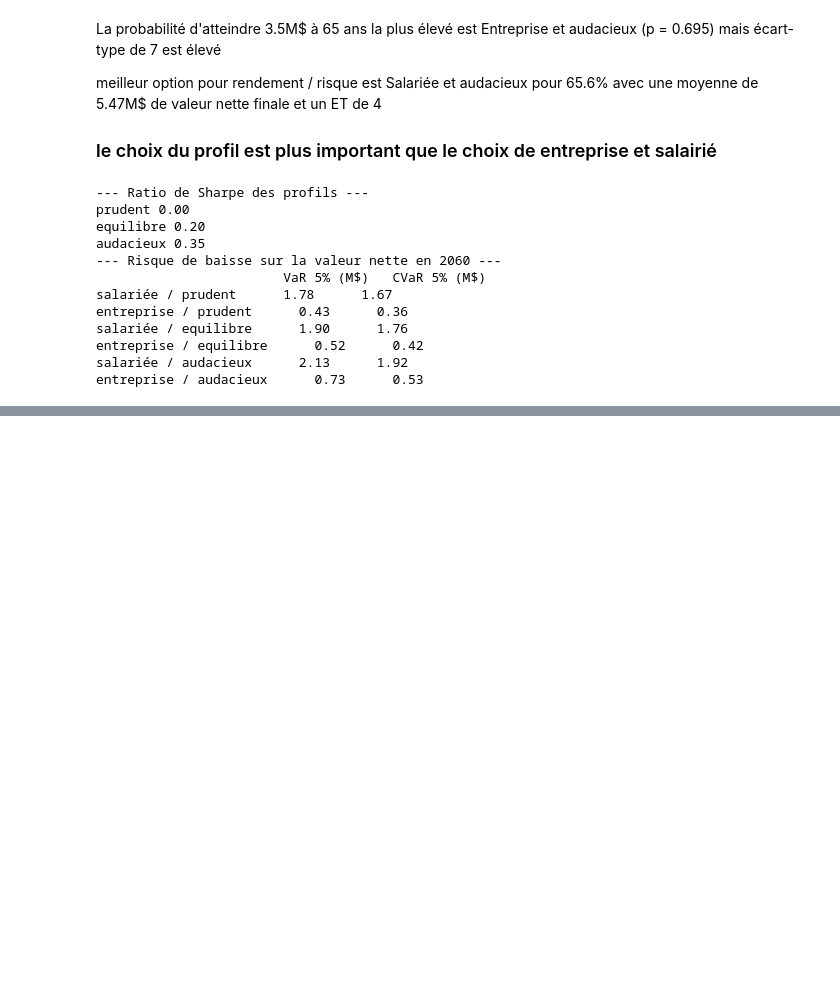
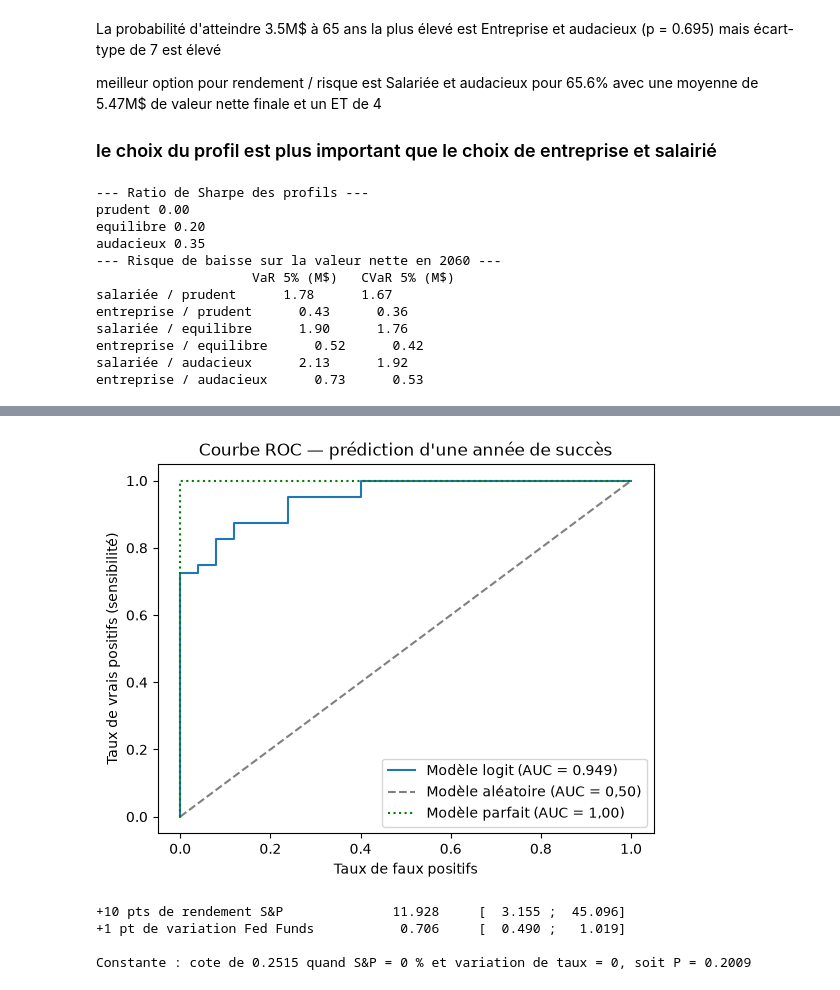
Before and after one commit to LoicBol/GSF-2107-tude-de-Cas, a Jupyter notebook: Simulation_retraite.ipynb, the cells around one changed output, grey strips where cells are left out. Drawn from its saved outputs; the diff is of its cells as text; code cells hidden in the pictures; blank space fills up the shorter version.

Commit message:
Ajout sur la confirmation du model Logit

```diff
--- a/Simulation_retraite.ipynb
+++ b/Simulation_retraite.ipynb
@@ -657,3 +661,26 @@ salariée / equilibre      1.90      1.76
 entreprise / equilibre      0.52      0.42
 salariée / audacieux      2.13      1.92
 entreprise / audacieux      0.73      0.53
+# %%
+# Validité de la régression logistique
+
+from sklearn.metrics import roc_curve, roc_auc_score
+
+y_logit = success["Success"]
+proba_estimee = modele_logit.predict()
+prediction = (proba_estimee > 0.5).astype(int)
+
+# Matrice de confusion
+vp = ((prediction == 1) & (y_logit == 1)).sum()
+vn = ((prediction == 0) & (y_logit == 0)).sum()
+fp = ((prediction == 1) & (y_logit == 0)).sum()
+fn = ((prediction == 0) & (y_logit == 1)).sum()
+
+print("                   Prédit 0   Prédit 1")
+print(f"Observé 0 (échec) {vn:>10}{fp:>11}")
+print(f"Observé 1 (succès){fn:>10}{vp:>11}")
+
+print("\nExactitude  :", round((vp + vn) / len(y_logit), 4))
+print("Sensibilité :", round(vp / (vp + fn), 4))
+print("Spécificité :", round(vn / (vn + fp), 4))
+print("AUC:", round(roc_auc_score(y_logit, proba_estimee), 4))
@@ -659,0 +696,35 @@ entreprise / audacieux      0.73      0.53
+# %%
+#Courbe ROC
+
+fpr, tpr, _ = roc_curve(y_logit, proba_estimee)
+auc = roc_auc_score(y_logit, proba_estimee)
+
+plt.plot(fpr, tpr, label=f"Modèle logit (AUC = {auc:.3f})")
+plt.plot([0, 1], [0, 1], "--", color="gray", label="Modèle aléatoire (AUC = 0,50)")
+plt.plot([0, 0, 1], [0, 1, 1], ":", color="green", label="Modèle parfait (AUC = 1,00)")
+plt.ylabel("Taux de vrais positifs (sensibilité)")
+plt.xlabel("Taux de faux positifs")
+plt.title("Courbe ROC — prédiction d'une année de succès")
+plt.legend()
+plt.show()
+# %% [output]
+[figure, added]
+# %%
+# Odds ratios de la régression logistique
+ic = modele_logit.conf_int()
+
+# SPX est en décimal, donc je rapporte l'effet sur une variation réaliste plutôt que par unité
+for var, delta, libelle in [("SPX", 0.10, "+10 pts de rendement S&P"),("FedFundRate", 0.01, "+1 pt de variation Fed Funds")]:
+    orr = np.exp(modele_logit.params[var] * delta)
+    bas = np.exp(ic.loc[var, 0] * delta)
+    haut = np.exp(ic.loc[var, 1] * delta)
+    print(f"{libelle:32}{orr:12.3f}     [{min(bas,haut):7.3f} ; {max(bas,haut):7.3f}]")
+
+cote_base = np.exp(modele_logit.params["const"])
+print(f"\nConstante : cote de {cote_base:.4f} quand S&P = 0 % et variation de taux = 0,"
+      f" soit P = {1/(1+1/cote_base):.4f}")
+# %% [output]
++10 pts de rendement S&P              11.928     [  3.155 ;  45.096]
++1 pt de variation Fed Funds           0.706     [  0.490 ;   1.019]
+
+Constante : cote de 0.2515 quand S&P = 0 % et variation de taux = 0, soit P = 0.2009
```
Also changed, not shown: parts of 4 cells of this notebook.
